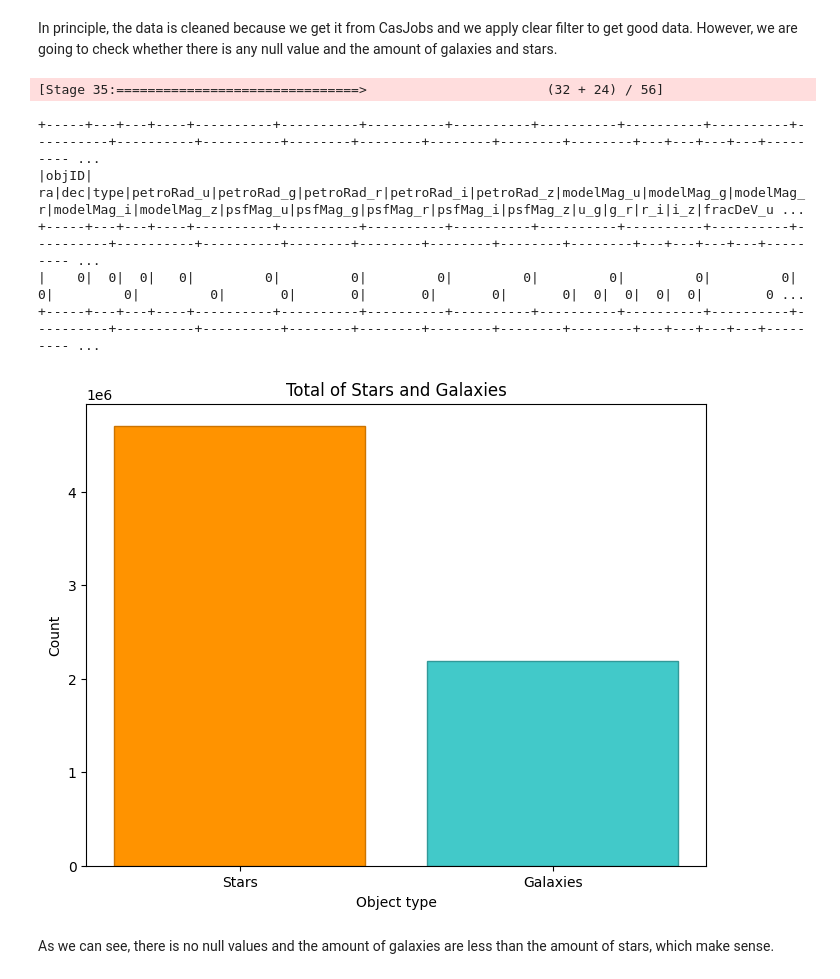
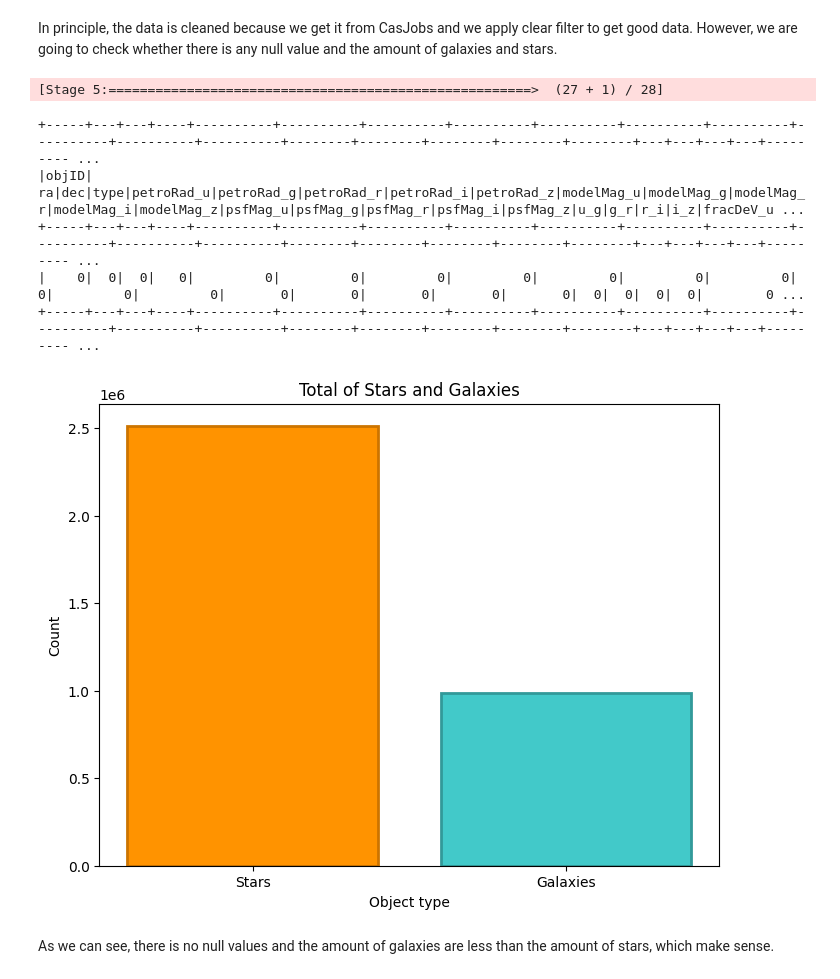
Before and after one commit to Gonzatorra/bigDataAstronomy, a Jupyter notebook: process.ipynb, the cells around one changed output. Cells and saved outputs as stored; diff of their text form; code cells hidden in the pictures.

```diff
--- a/process.ipynb
+++ b/process.ipynb
@@ -76,10 +76,10 @@ from pyspark.sql import SparkSession
 
 spark = SparkSession.builder \
     .appName("bigDataAstronomyProject") \
-    .config("spark.executor.memory", "8g") \
-    .config("spark.driver.memory", "4g") \
-    .config("spark.executor.cores", "4") \
-    .config("spark.executor.instances", "1") \
+    .config("spark.executor.memory", "16g") \
+    .config("spark.driver.memory", "8g") \
+    .config("spark.executor.cores", "8") \
+    .config("spark.executor.instances", "4") \
     .getOrCreate()
 
 spark.sparkContext.setLogLevel("ERROR")
@@ -97,10 +97,10 @@ import config
 
 df = spark.read.csv(config.DATA_PATH, header=True)
 print(df.count())
-df2 = spark.read.csv(config.DATA_PATH2, header=True)
-print(df2.count())
-
-df = df.union(df2)
-print(df.count())
+#df2 = spark.read.csv(config.DATA_PATH2, header=True)
+#print(df2.count())
+#
+#df = df.union(df2)
+#print(df.count())
 # %% [output]
 3500000
@@ -216,7 +214,7 @@ from pyspark.sql.functions import col, when, count
 
 df.select([count(when(col(c).isNull(), c)).alias(c) for c in df.columns]).show()
 # %% [output]
-[Stage 35:===============================>                       (32 + 24) / 56]
+[Stage 5:======================================================>  (27 + 1) / 28]
 +-----+---+---+----+----------+----------+----------+----------+----------+----------+----------+----------+----------+----------+--------+--------+--------+--------+--------+---+---+---+---+--------- ...
 |objID| ra|dec|type|petroRad_u|petroRad_g|petroRad_r|petroRad_i|petroRad_z|modelMag_u|modelMag_g|modelMag_r|modelMag_i|modelMag_z|psfMag_u|psfMag_g|psfMag_r|psfMag_i|psfMag_z|u_g|g_r|r_i|i_z|fracDeV_u ...
 +-----+---+---+----+----------+----------+----------+----------+----------+----------+----------+----------+----------+----------+--------+--------+--------+--------+--------+---+---+---+---+--------- ...
@@ -225,27 +223,27 @@ df.select([count(when(col(c).isNull(), c)).alias(c) for c in df.columns]).show()
 # %%
 import matplotlib.pyplot as plt
 import pandas as pd
 
 number_stars = df.filter(df.type == 6).count()
 number_galaxies = df.filter(df.type == 3).count()
 
 #Convert the data into a dataframe to make the plot
 data = pd.DataFrame({
     "type": ["Stars", "Galaxies"],
     "count": [number_stars, number_galaxies]
 })
 
 
 plt.figure(figsize=(8, 6))
-plt.bar(data["type"], data["count"], color=["#ff9300", "#42c9c9"], edgecolor=["#cc7400", "#329999"])
+plt.bar(data["type"], data["count"], color=["#ff9300", "#42c9c9"], edgecolor=["#cc7400", "#329999"], linewidth=2)
 plt.xlabel("Object type")
 plt.ylabel("Count")
 plt.title("Total of Stars and Galaxies")
 
 
 plt.show()
 # %% [output]
-[figure, old version]
+[figure, new version]
 # %% [markdown]
 As we can see, there is no null values and the amount of galaxies are less than the amount of stars, which make sense.
 # %% [markdown]
```
Also changed, not shown: parts of 49 cells of this notebook.
